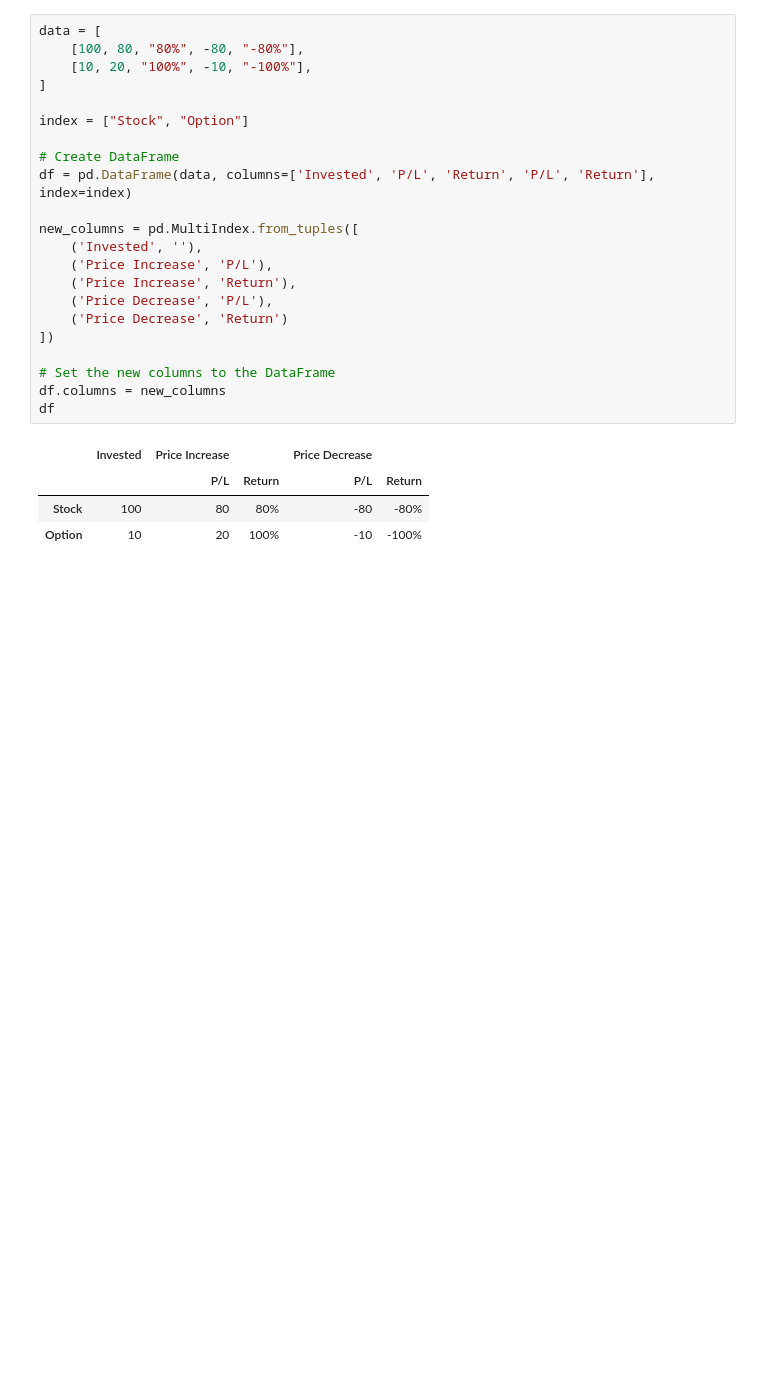
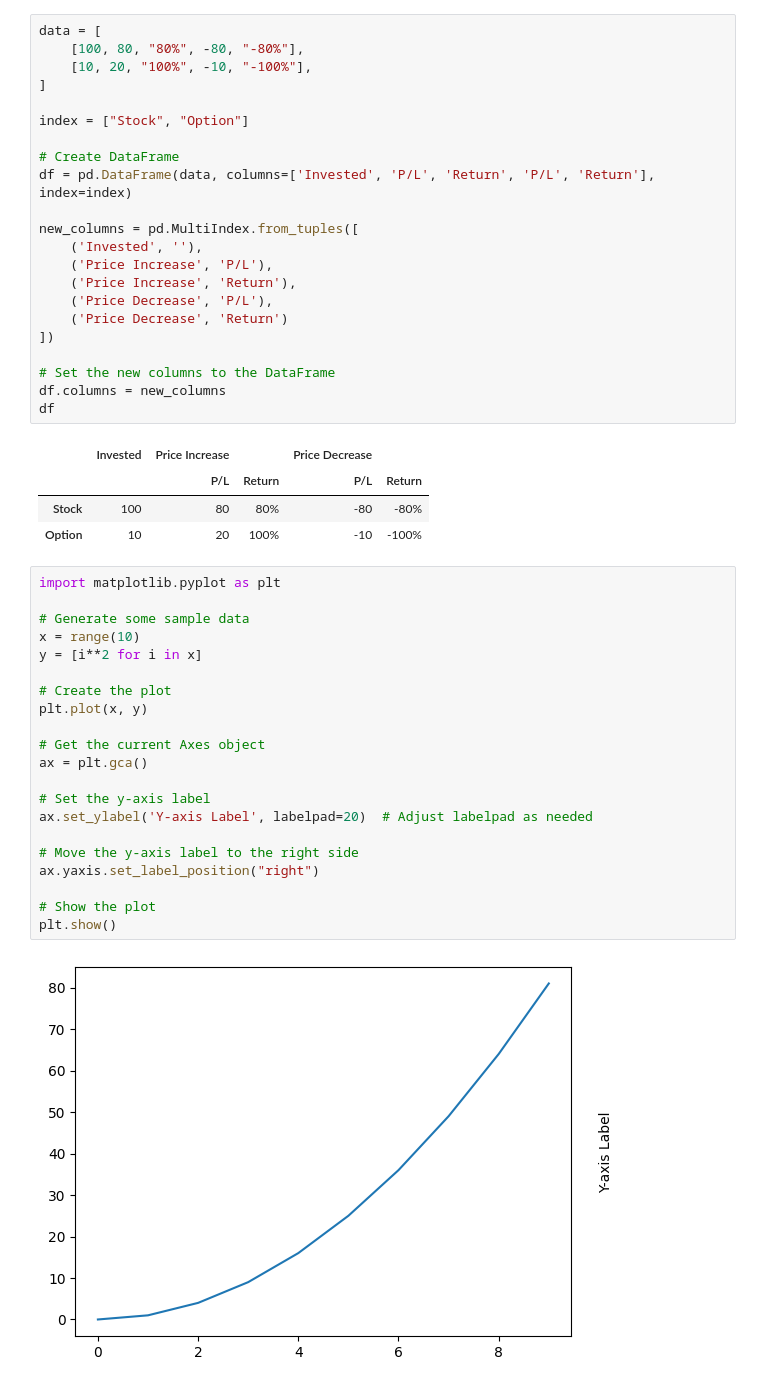
Before and after one commit to vsitucal-personal/ml2_final_project, a Jupyter notebook: Presentation Graphics.ipynb, the cells around one changed output. Saved outputs shown, nothing was run; the diff lists cells and outputs as text; blank space fills up the shorter version.

```diff
--- a/Presentation Graphics.ipynb
+++ b/Presentation Graphics.ipynb
@@ -93,3 +93,26 @@ df
 |  |  | P/L | Return | P/L | Return |
 | Stock | 100 | 80 | 80% | -80 | -80% |
 | Option | 10 | 20 | 100% | -10 | -100% |
+# %%
+import matplotlib.pyplot as plt
+
+# Generate some sample data
+x = range(10)
+y = [i**2 for i in x]
+
+# Create the plot
+plt.plot(x, y)
+
+# Get the current Axes object
+ax = plt.gca()
+
+# Set the y-axis label
+ax.set_ylabel('Y-axis Label', labelpad=20)  # Adjust labelpad as needed
+
+# Move the y-axis label to the right side
+ax.yaxis.set_label_position("right")
+
+# Show the plot
+plt.show()
+# %% [output]
+[figure, added]
```
Also changed, not shown: parts of 2 cells of this notebook, 3 other files.
